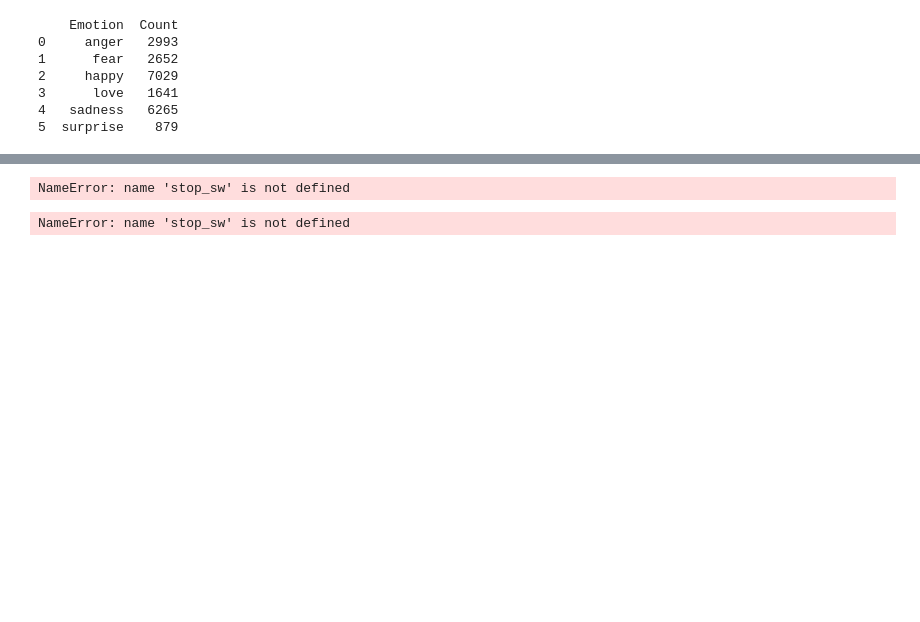
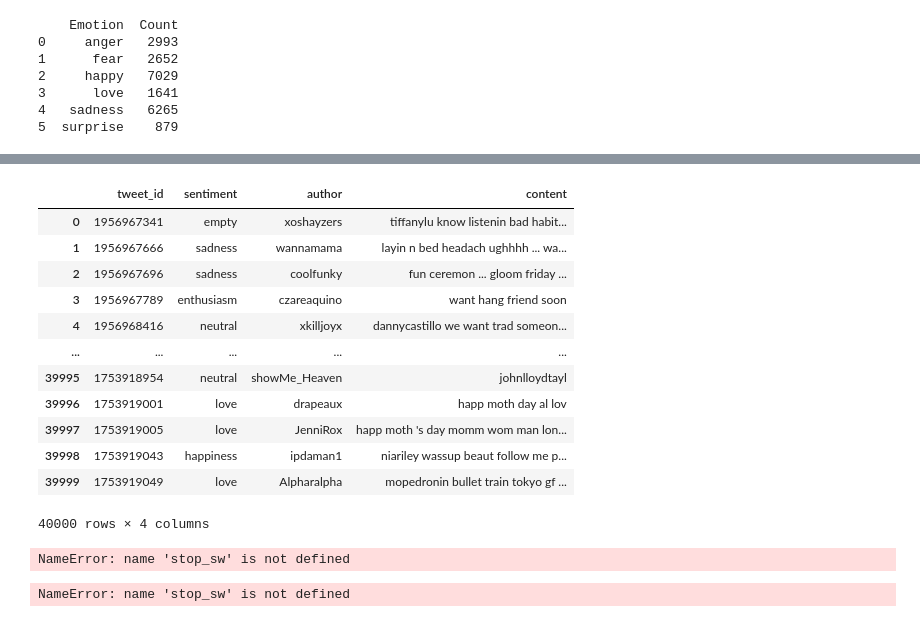
Before and after one commit to ejhb/2021-01-09-app-emotion, a Jupyter notebook: testing_zone/testing.ipynb, the cells around one changed output, grey strips where cells are left out. Saved outputs shown, nothing was run; the diff lists cells and outputs as text; code cells hidden in the pictures; blank space fills up the shorter version.

```diff
--- a/testing_zone/testing.ipynb
+++ b/testing_zone/testing.ipynb
@@ -270,18 +306,32 @@ NameError: name 'df_pr_pre' is not defined
 # %%
-df1 = pd.read_csv('../data/emotion_final.csv')
-df1['Text'] = df1.apply(lambda row: word_tokenize(row['Text']), axis=1) # Tokenization
-df1['Text'] = df1['Text'].apply(lambda x: [item for item in x if item not in stop_sw]) # Stop wordization :) coucou anne-laure
-# df1['Text'] = [[lemma.lemmatize(word) for word in each if word not in stop_sw] for each in df1['Text']]  # Lemmization
-# df1['Text'] = df1['Text'].apply(lambda x: [stemmer.stem(y) for y in x]) # Stem every word. with snowball('english')
-df1['Text'] = df1['Text'].apply(lambda x: [porter.stem(y) for y in x]) # Stem every word. with porter
-df1['Text'] = df1['Text'].apply(lambda x: [lancaster.stem(y) for y in x]) # Stem every word. with lancaster
+# df1 = pd.read_csv('../data/text_emotion.csv')
+# df1['content'] = df1.apply(lambda row: word_tokenize(row['content']), axis=1) # Tokenization
+# df1['content'] = df1['content'].apply(lambda x: [item for item in x if item not in stop_word]) # Stop wordization :) coucou anne-laure
+# # df1['content'] = [[lemma.lemmatize(word) for word in each if word not in stop_sw] for each in df1['Text']]  # Lemmization
+# # df1['content'] = df1['content'].apply(lambda x: [stemmer.stem(y) for y in x]) # Stem every word. with snowball('english')
+# df1['content'] = df1['content'].apply(lambda x: [porter.stem(y) for y in x]) # Stem every word. with porter
+# df1['content'] = df1['content'].apply(lambda x: [lancaster.stem(y) for y in x]) # Stem every word. with lancaster
 
-dz = df1['Text']
-dz = [[' '.join(i)][0] for i in dz]
+# dz = df1['content']
+# dz = [[' '.join(i)][0] for i in dz]
 
-df1['Text'] = dz
-
+# df1['content'] = dz
+df1.to_csv('text_emotion_pre.csv')
 df1
+# %% [output]
+|  | tweet_id | sentiment | author | content |
+| 0 | 1956967341 | empty | xoshayzers | tiffanylu know listenin bad habit... |
+| 1 | 1956967666 | sadness | wannamama | layin n bed headach ughhhh ... wa... |
+| 2 | 1956967696 | sadness | coolfunky | fun ceremon ... gloom friday ... |
+| 3 | 1956967789 | enthusiasm | czareaquino | want hang friend soon |
+| 4 | 1956968416 | neutral | xkilljoyx | dannycastillo we want trad someon... |
+| ... | ... | ... | ... | ... |
+| 39995 | 1753918954 | neutral | showMe_Heaven | johnlloydtayl |
+| 39996 | 1753919001 | love | drapeaux | happ moth day al lov |
+| 39997 | 1753919005 | love | JenniRox | happ moth 's day momm wom man lon... |
+| 39998 | 1753919043 | happiness | ipdaman1 | niariley wassup beaut follow me p... |
+| 39999 | 1753919049 | love | Alpharalpha | mopedronin bullet train tokyo gf ... |
+40000 rows × 4 columns
 # %%
 data = {'Emotion':df1['Emotion'],'Text':df1['Text']}
 df28 = pd.DataFrame(data=data)
```
Also changed, not shown: parts of 5 cells of this notebook, 5 other files.
